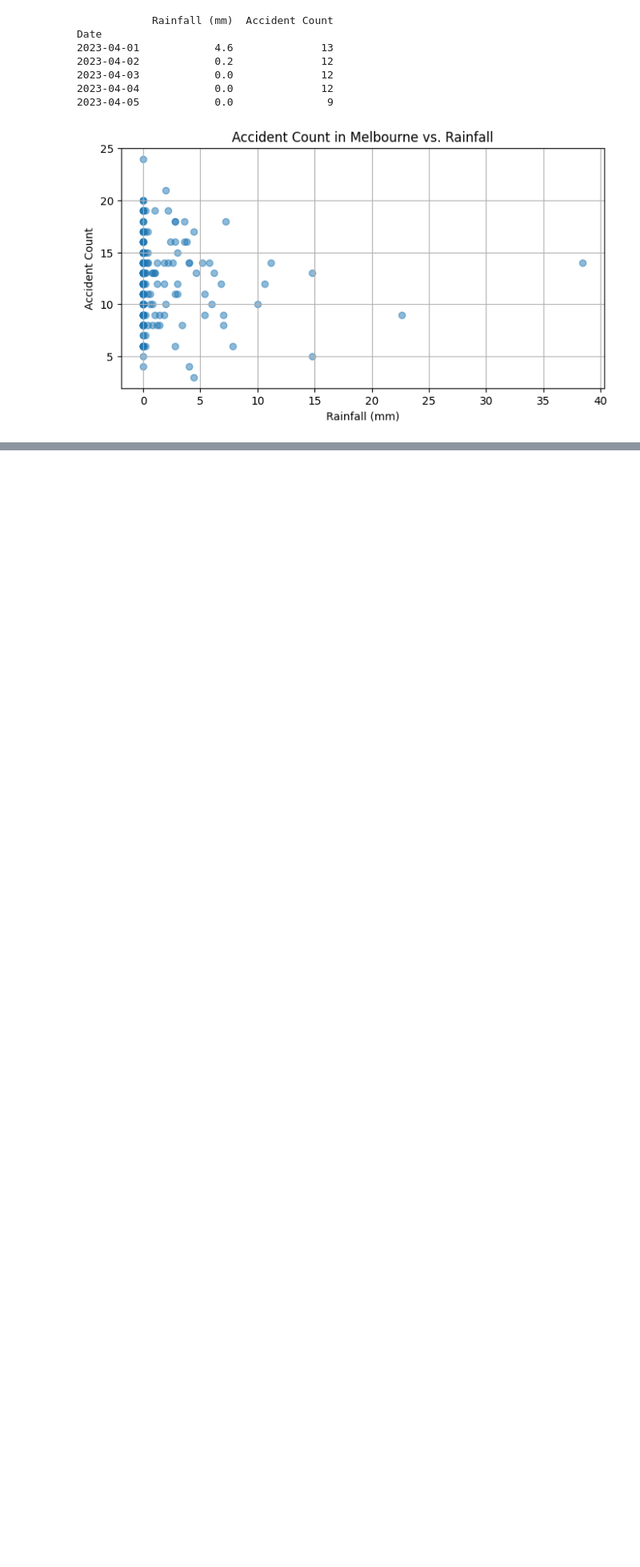
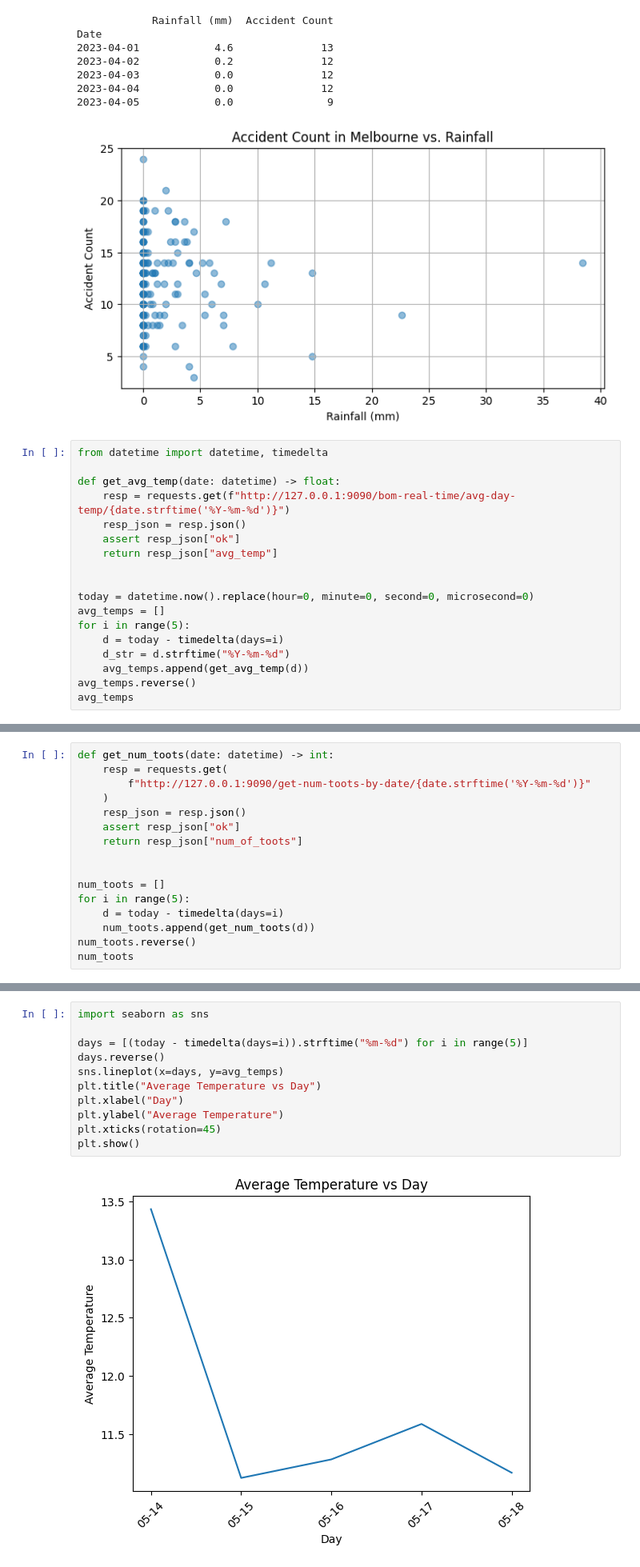
Before and after one commit to NoahELE/Cluster-and-Cloud-Computing-A2, a Jupyter notebook: frontend/frontend.ipynb, the cells around one changed output, grey strips where cells are left out. Shown at 80% size. Drawn from its saved outputs; the diff is of its cells as text; blank space fills up the shorter version.

Commit message:
add toots vs temperature graph

```diff
--- a/frontend/frontend.ipynb
+++ b/frontend/frontend.ipynb
@@ -157,3 +157,21 @@ Date
 2023-04-04            0.0              12
 2023-04-05            0.0               9
 [figure]
+# %%
+from datetime import datetime, timedelta
+
+def get_avg_temp(date: datetime) -> float:
+    resp = requests.get(f"http://127.0.0.1:9090/bom-real-time/avg-day-temp/{date.strftime('%Y-%m-%d')}")
+    resp_json = resp.json()
+    assert resp_json["ok"]
+    return resp_json["avg_temp"]
+
+
+today = datetime.now().replace(hour=0, minute=0, second=0, microsecond=0)
+avg_temps = []
+for i in range(5):
+    d = today - timedelta(days=i)
+    d_str = d.strftime("%Y-%m-%d")
+    avg_temps.append(get_avg_temp(d))
+avg_temps.reverse()
+avg_temps
@@ -159,0 +184,16 @@ Date
+# %%
+def get_num_toots(date: datetime) -> int:
+    resp = requests.get(
+        f"http://127.0.0.1:9090/get-num-toots-by-date/{date.strftime('%Y-%m-%d')}"
+    )
+    resp_json = resp.json()
+    assert resp_json["ok"]
+    return resp_json["num_of_toots"]
+
+
+num_toots = []
+for i in range(5):
+    d = today - timedelta(days=i)
+    num_toots.append(get_num_toots(d))
+num_toots.reverse()
+num_toots
@@ -159,0 +202,13 @@ Date
+# %%
+import seaborn as sns
+
+days = [(today - timedelta(days=i)).strftime("%m-%d") for i in range(5)]
+days.reverse()
+sns.lineplot(x=days, y=avg_temps)
+plt.title("Average Temperature vs Day")
+plt.xlabel("Day")
+plt.ylabel("Average Temperature")
+plt.xticks(rotation=45)
+plt.show()
+# %% [output]
+[figure, added]
```
Also changed, not shown: parts of 4 cells of this notebook.
